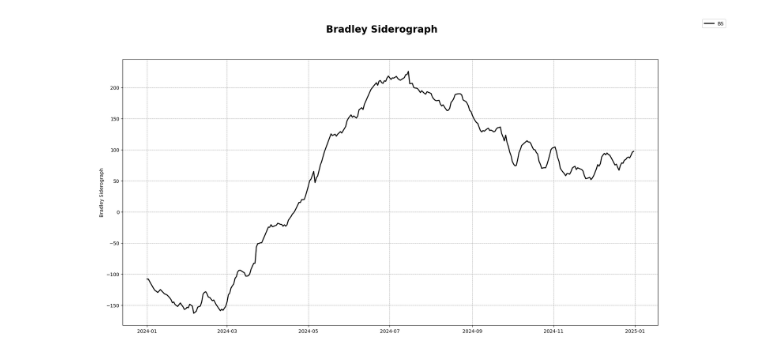
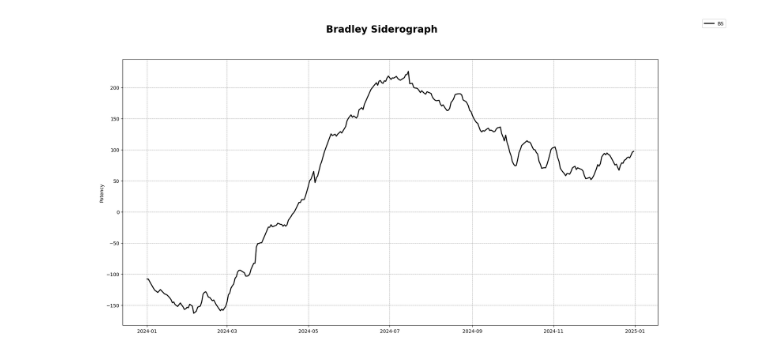
Before and after one commit to NQevxvEtg/Bradley-Siderograph, a Jupyter notebook: Bradley-Siderograph.ipynb, the cells around one changed output. Drawn from its saved outputs; the diff is of its cells as text; code cells hidden in the pictures.

```diff
--- a/Bradley-Siderograph.ipynb
+++ b/Bradley-Siderograph.ipynb
@@ -191,32 +191,32 @@ def calculate_p(df_all_aspects: pd.DataFrame, mid_term_combinations: List[Tuple[
     X = 4
 
     # Calculate P
     P = M.add((L.add(D)).multiply(X))
 
     return P
 
 # ----------------------------------------------------------------------------------------------------------------------------------------------------------------
 
 P = calculate_p(df_all_aspects, mid_term_combinations, long_term_combinations, df_planetary_declinations)
 
 # ----------------------------------------------------------------------------------------------------------------------------------------------------------------
 
 fig, ax = plt.subplots(figsize=(20,10), sharex=True)
 
 ax.plot(P, linewidth=2, color="black", label="BS")
-ax.set_ylabel('Bradley Siderograph', color='black')
+ax.set_ylabel('Potency', color='black')
 
 fig.suptitle('Bradley Siderograph', fontsize=20, fontweight="bold")
 
 grid_style = {'linewidth': 0.5, 'color': 'gray', 'linestyle': '--'}
 ax.grid(True, **grid_style)
 
 lines, labels = ax.get_legend_handles_labels()
 
 fig.legend(lines, labels, loc='upper right')
 
 plt.savefig('Bradley-Siderograph.png', dpi=300, bbox_inches='tight')
 
 plt.show()
 # %% [output]
-[figure, old version]
+[figure, new version]
```
Also changed, not shown: 1 other file.
